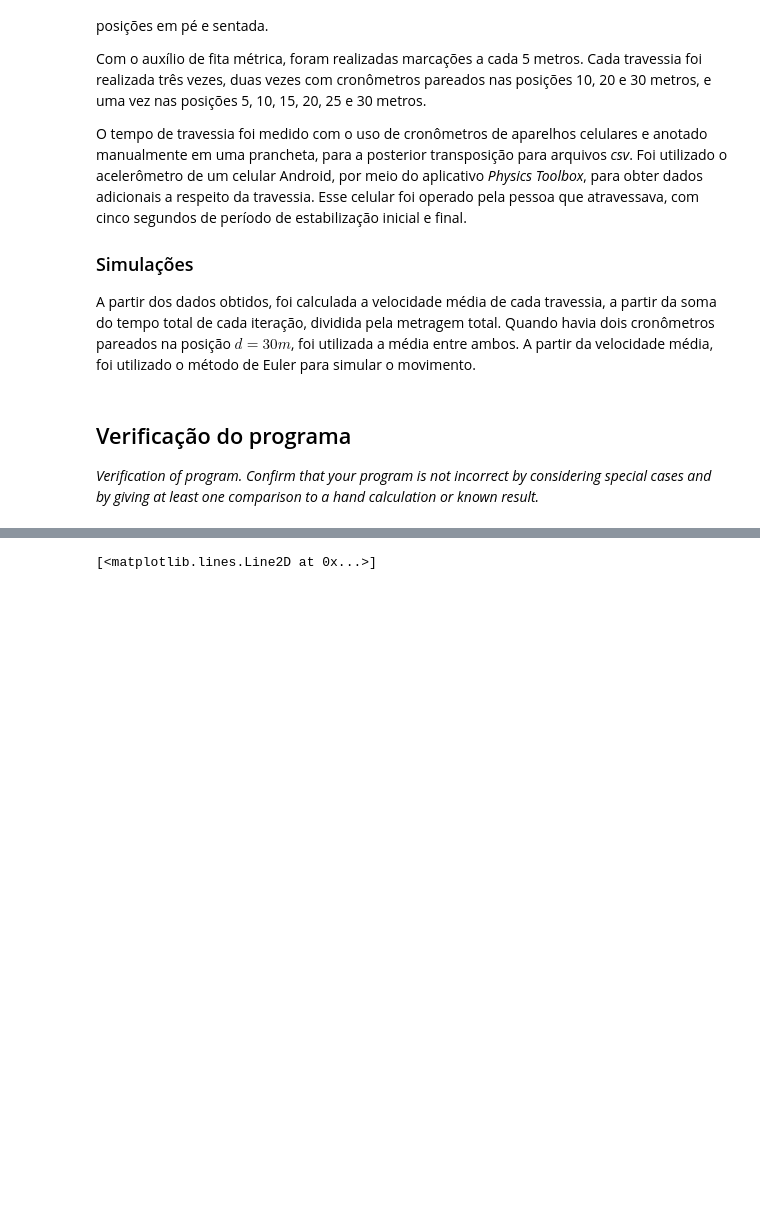
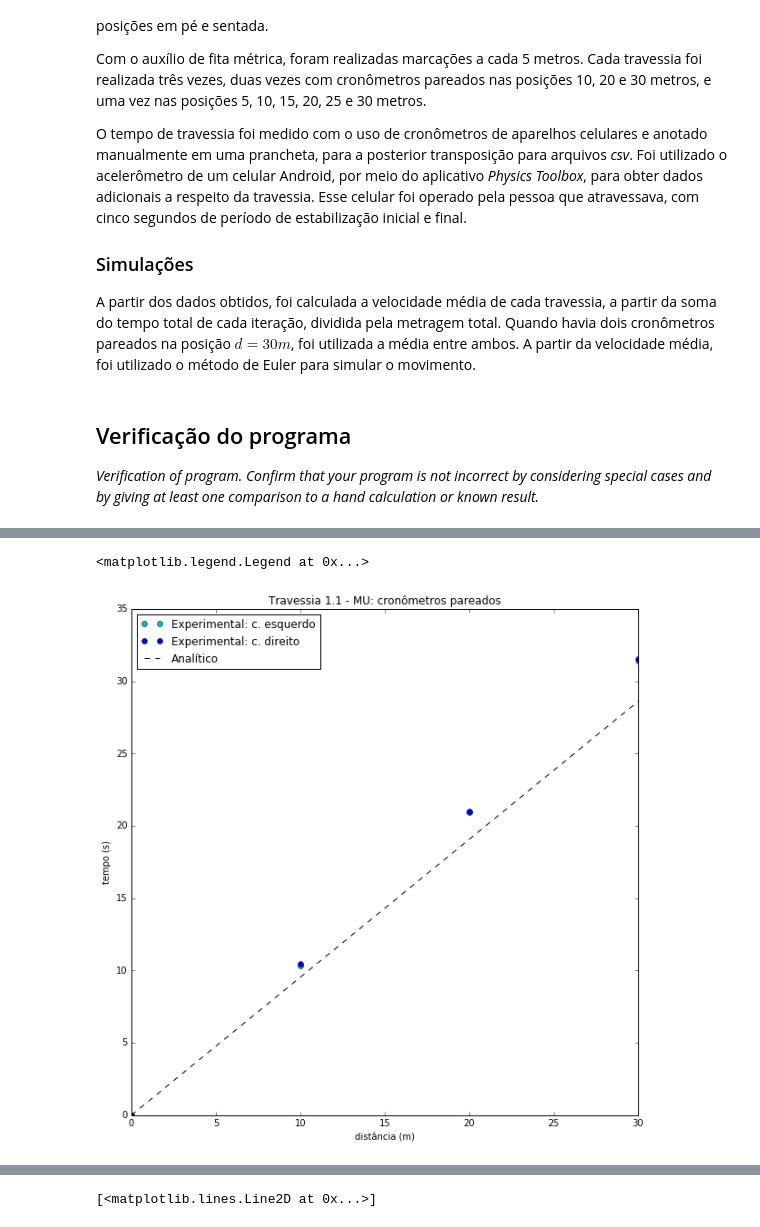
Before and after one commit to yambanis/MAC0209---Modelagem-e-Simulacao, a Jupyter notebook: Relatório.ipynb, the cells around one changed output, grey strips where cells are left out. Saved outputs shown, nothing was run; the diff lists cells and outputs as text; code cells hidden in the pictures; blank space fills up the shorter version.

```diff
--- a/Relatório.ipynb
+++ b/Relatório.ipynb
@@ -51,18 +51,23 @@ Nos conjuntos de gráficos a seguir, exibimos os resultados das três travessias
 # %%
-import math
-import matplotlib.pyplot as pyplot
+import csv
+from matplotlib import pyplot as plt
 
 def nextTmu(x, v):
-    """ nextTmu implementa o método analítico para calcular o tempo dado uma velocidade média.
+    """ nextXeuler implementa o método de Euler.
 
     Parâmetros:
     -----------
     x: float - Posição atual
-    v: float - Velocidade média do movimento
+    t: float - Tempo atual
+    v: float - Velocidade do movimento
 
     Returns:
     --------
-    t: float : tempo pra realizar o percurso
+    x: float : posição atualizada
 
     """
     return x/v
+
+p1 = [0, 10, 20, 30]
+p2 = [0, 5, 10, 15, 20, 25, 30]
+t = []
@@ -134,0 +74,27 @@ plt.plot(p2, erro, 'bs')
+# %%
+with open ("tempo/tempo-gui.csv", "r") as mu1:
+    rd = csv.reader(mu1, quoting=csv.QUOTE_NONNUMERIC)
+    for line in rd:
+        t.append([0] + line)
+
+t_seq = (t[6][1:] + t[7])
+t_seq.sort()
+
+# Calculando analiticamente para a travessia 1.1
+# Obtendo velocidade média a partir do tempo total (média dos 2 cronômetros) / espaço
+v = ((t[0][3] + t[1][3]) / 2) / 30
+tAna = []
+for x in p1:
+    tAna.append(nextTmu(x, v))
+
+plt.figure(figsize=(10,10))
+plt.title("Travessia 1.1 - MU: cronômetros pareados")
+plt.xlabel('distância (m)')
+plt.ylabel('tempo (s)')
+plt.plot(p1, t[0], 'co', linestyle = "", label = "Experimental: c. esquerdo")
+plt.plot(p1, t[1],'bo', linestyle = "", label = "Experimental: c. direito")
+plt.plot(p1, tAna, 'k--', label = "Analítico")
+plt.legend(loc = 0)
+# %% [output]
+<matplotlib.legend.Legend at 0x...>
+[figure, added]
```
Also changed, not shown: parts of 4 cells of this notebook.
